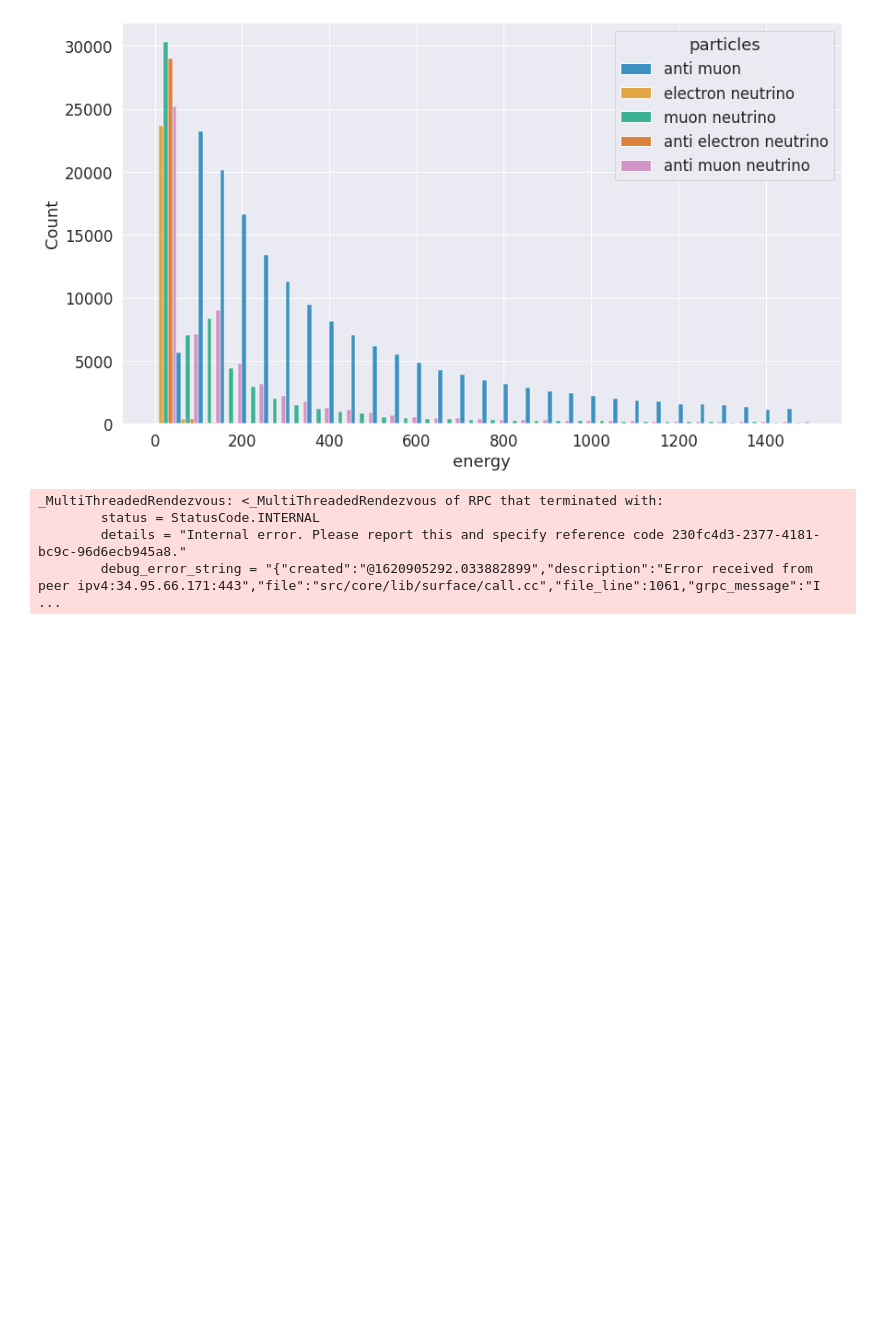
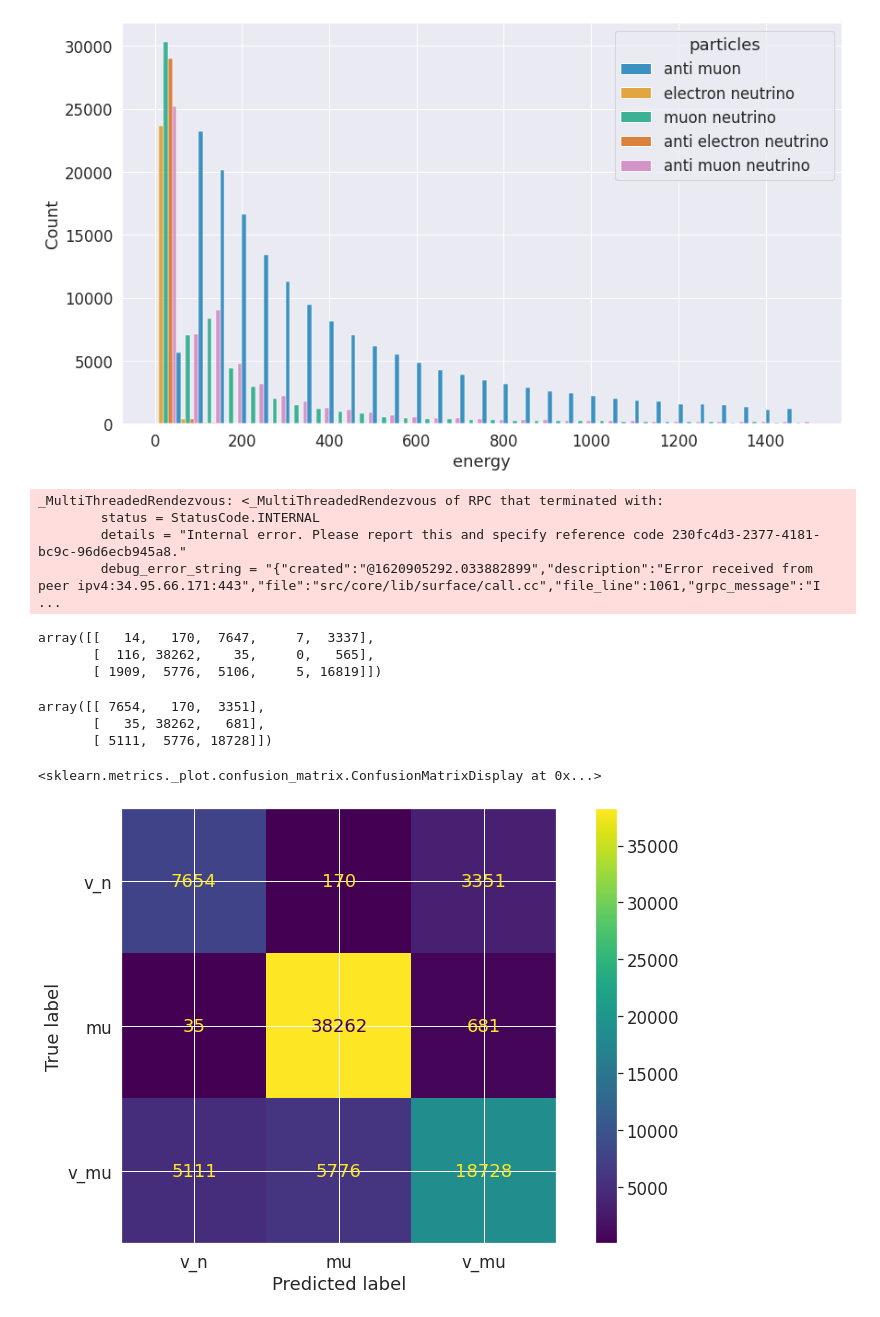
Before and after one commit to LaurensSchinkelshoek/PCQI, a Jupyter notebook: Data_analasys_LJS.ipynb, the cells around one changed output. Cells and saved outputs as stored; diff of their text form; code cells hidden in the pictures; blank space fills up the shorter version.

```diff
--- a/Data_analasys_LJS.ipynb
+++ b/Data_analasys_LJS.ipynb
@@ -391,3 +433,37 @@ class DECNetwork(pl.LightningModule):
     def configure_optimizers(self):
         optimizer = torch.optim.Adam(self.parameters(), lr=1e-3)
         return optimizer
+# %%
+cm=np.array([[ 1040,  3065,  2317,     1,  8206],    # -14
+             [  116, 38262,    35,     0,   565],    # -13
+             [    7,    88,  4287,     5,  1781],    # -12
+             [    7,    82,  3360,     2,  1556],    #  12
+             [  869,  2711,  2789,     4,  8613]])   #  14
+# %%
+cm_temp=np.zeros((3,5)).astype('int64')
+cm_temp[0,:]=cm[2,:]+cm[3,:]   # 12
+cm_temp[1,:]=cm[1,:]           # 13
+cm_temp[2,:]=cm[0,:]+cm[4,:]   # 14
+cm_temp
+# %% [output]
+array([[   14,   170,  7647,     7,  3337],
+       [  116, 38262,    35,     0,   565],
+       [ 1909,  5776,  5106,     5, 16819]])
+# %%
+cm_new=np.zeros((3,3)).astype('int64')
+cm_new[:,0] = cm_temp[:,2]+cm_temp[:,3]
+cm_new[:,1] = cm_temp[:,1]
+cm_new[:,2] = cm_temp[:,0]+cm_temp[:,4]
+cm_new
+# %% [output]
+array([[ 7654,   170,  3351],
+       [   35, 38262,   681],
+       [ 5111,  5776, 18728]])
+# %%
+from sklearn.metrics import ConfusionMatrixDisplay
+labels=['v_n','mu','v_mu']
+disp=ConfusionMatrixDisplay(cm_new,display_labels=labels)
+disp.plot()
+# %% [output]
+<sklearn.metrics._plot.confusion_matrix.ConfusionMatrixDisplay at 0x...>
+[figure, added]
```
Also changed, not shown: parts of 8 cells of this notebook, 58 other files.
